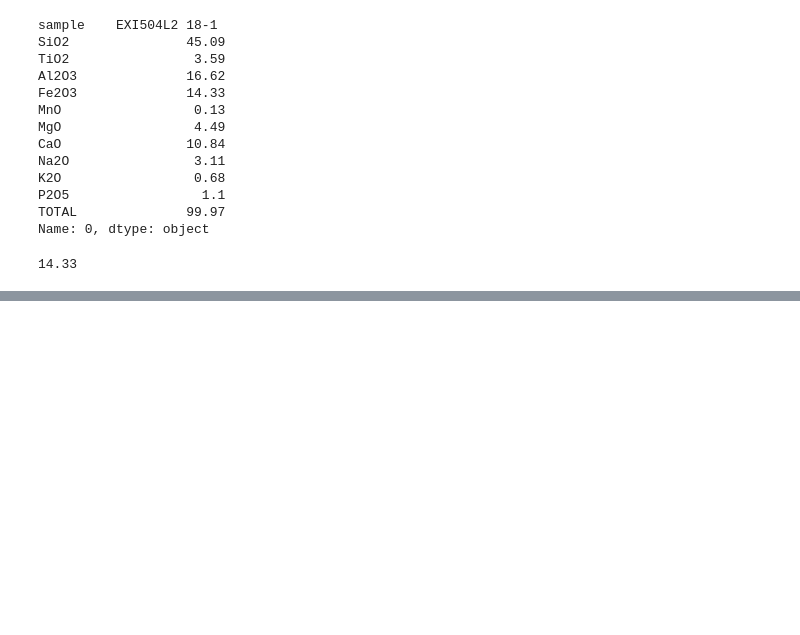
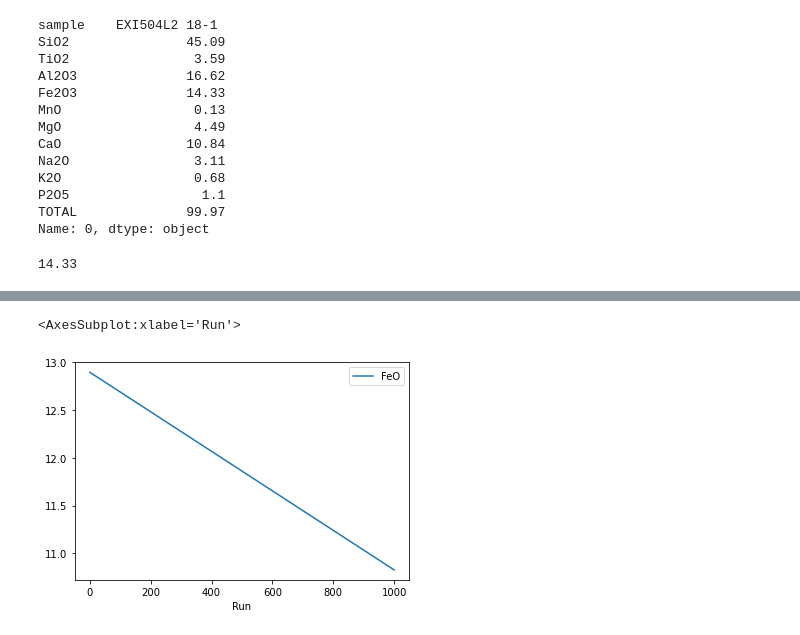
Before and after one commit to jonathantree/Geothermometry_Error_Analysis, a Jupyter notebook: jupyter_notebooks/Thermometry.ipynb, the cells around one changed output, grey strips where cells are left out. Cells and saved outputs as stored; diff of their text form; code cells hidden in the pictures; blank space fills up the shorter version.

```diff
--- a/jupyter_notebooks/Thermometry.ipynb
+++ b/jupyter_notebooks/Thermometry.ipynb
@@ -585,0 +1020,5 @@ Name: 0, dtype: object
+# %%
+p_magmas.plot(x='Run', y='FeO', kind='line')
+# %% [output]
+<AxesSubplot:xlabel='Run'>
+[figure, added]
```
Also changed, not shown: parts of 41 cells of this notebook, 9 other files.
